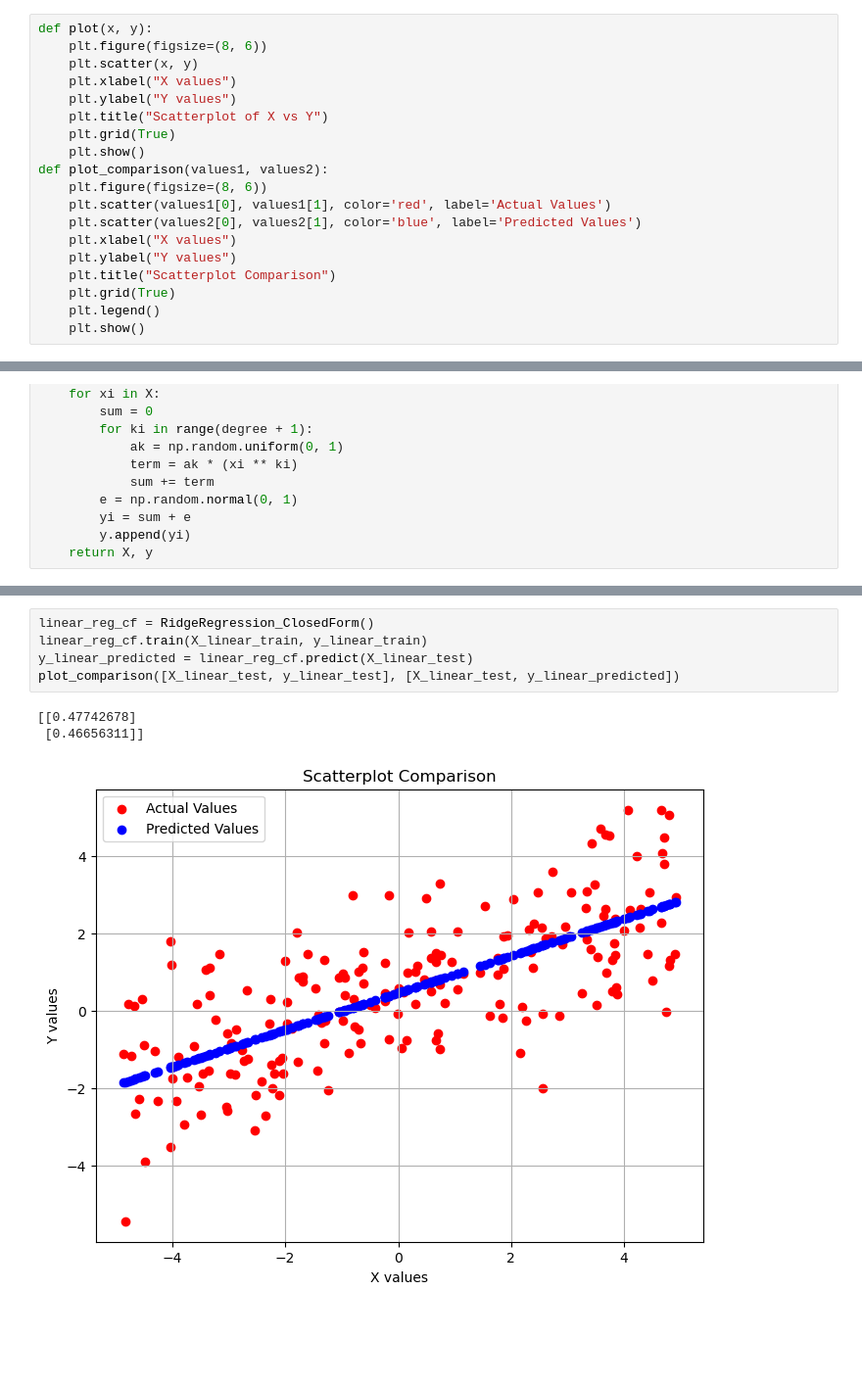
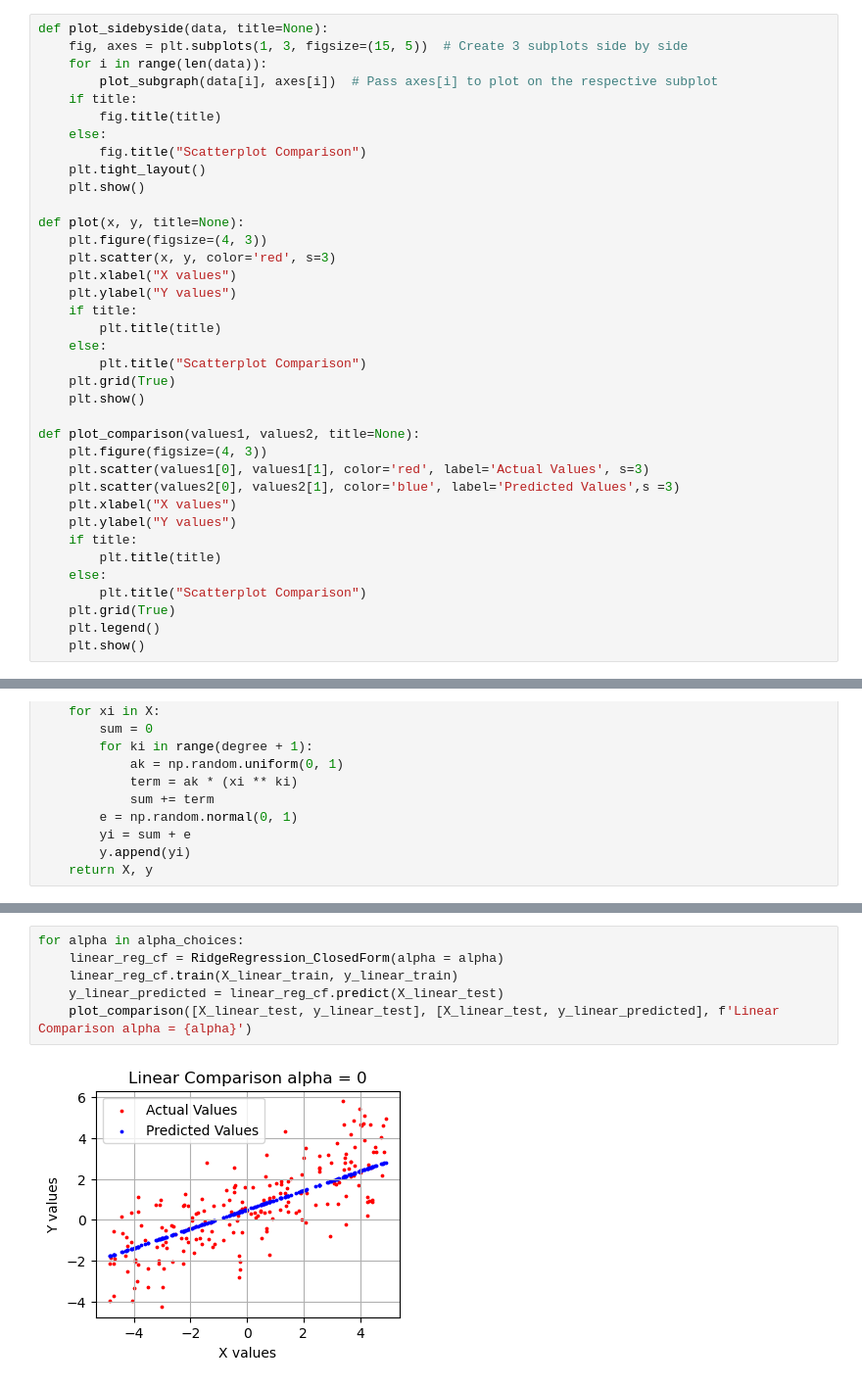
Before and after one commit to b0b3000/MachineLearningProject1, a Jupyter notebook: project.ipynb, the cells around one changed output, grey strips where cells are left out. Shown: that part at 98% size. Cells and saved outputs as stored; diff of their text form; blank space fills up the shorter version.

```diff
--- a/project.ipynb
+++ b/project.ipynb
@@ -30,19 +28,37 @@ from sklearn.preprocessing import StandardScaler
 # %%
-def plot(x, y):
-    plt.figure(figsize=(8, 6))
-    plt.scatter(x, y)
+def plot_sidebyside(data, title=None):
+    fig, axes = plt.subplots(1, 3, figsize=(15, 5))  # Create 3 subplots side by side
+    for i in range(len(data)):
+        plot_subgraph(data[i], axes[i])  # Pass axes[i] to plot on the respective subplot
+    if title:
+        fig.title(title)
+    else:
+        fig.title("Scatterplot Comparison")
+    plt.tight_layout()
+    plt.show()
+
+def plot(x, y, title=None):
+    plt.figure(figsize=(4, 3))
+    plt.scatter(x, y, color='red', s=3)
     plt.xlabel("X values")
     plt.ylabel("Y values")
-    plt.title("Scatterplot of X vs Y")
+    if title:
+        plt.title(title)
+    else:
+        plt.title("Scatterplot Comparison")
     plt.grid(True)
     plt.show()
-def plot_comparison(values1, values2):
-    plt.figure(figsize=(8, 6))
-    plt.scatter(values1[0], values1[1], color='red', label='Actual Values')
-    plt.scatter(values2[0], values2[1], color='blue', label='Predicted Values')
+
+def plot_comparison(values1, values2, title=None):
+    plt.figure(figsize=(4, 3))
+    plt.scatter(values1[0], values1[1], color='red', label='Actual Values', s=3)
+    plt.scatter(values2[0], values2[1], color='blue', label='Predicted Values',s =3)
     plt.xlabel("X values")
     plt.ylabel("Y values")
-    plt.title("Scatterplot Comparison")
+    if title:
+        plt.title(title)
+    else:
+        plt.title("Scatterplot Comparison")
     plt.grid(True)
     plt.legend()
     plt.show()
@@ -93,9 +122,8 @@ X_cubic_train, X_cubic_test, y_cubic_train, y_cubic_test = train_test_split(X_cu
 # %%
-linear_reg_cf = RidgeRegression_ClosedForm()
-linear_reg_cf.train(X_linear_train, y_linear_train)
-y_linear_predicted = linear_reg_cf.predict(X_linear_test)
-plot_comparison([X_linear_test, y_linear_test], [X_linear_test, y_linear_predicted])
+for alpha in alpha_choices:
+    linear_reg_cf = RidgeRegression_ClosedForm(alpha = alpha)
+    linear_reg_cf.train(X_linear_train, y_linear_train)
+    y_linear_predicted = linear_reg_cf.predict(X_linear_test)
+    plot_comparison([X_linear_test, y_linear_test], [X_linear_test, y_linear_predicted], f'Linear Comparison alpha = {alpha}')
 # %% [output]
-[[0.47742678]
- [0.46656311]]
-[figure, old version]
+[figure, new version]
```
Also changed, not shown: parts of 18 cells of this notebook.
